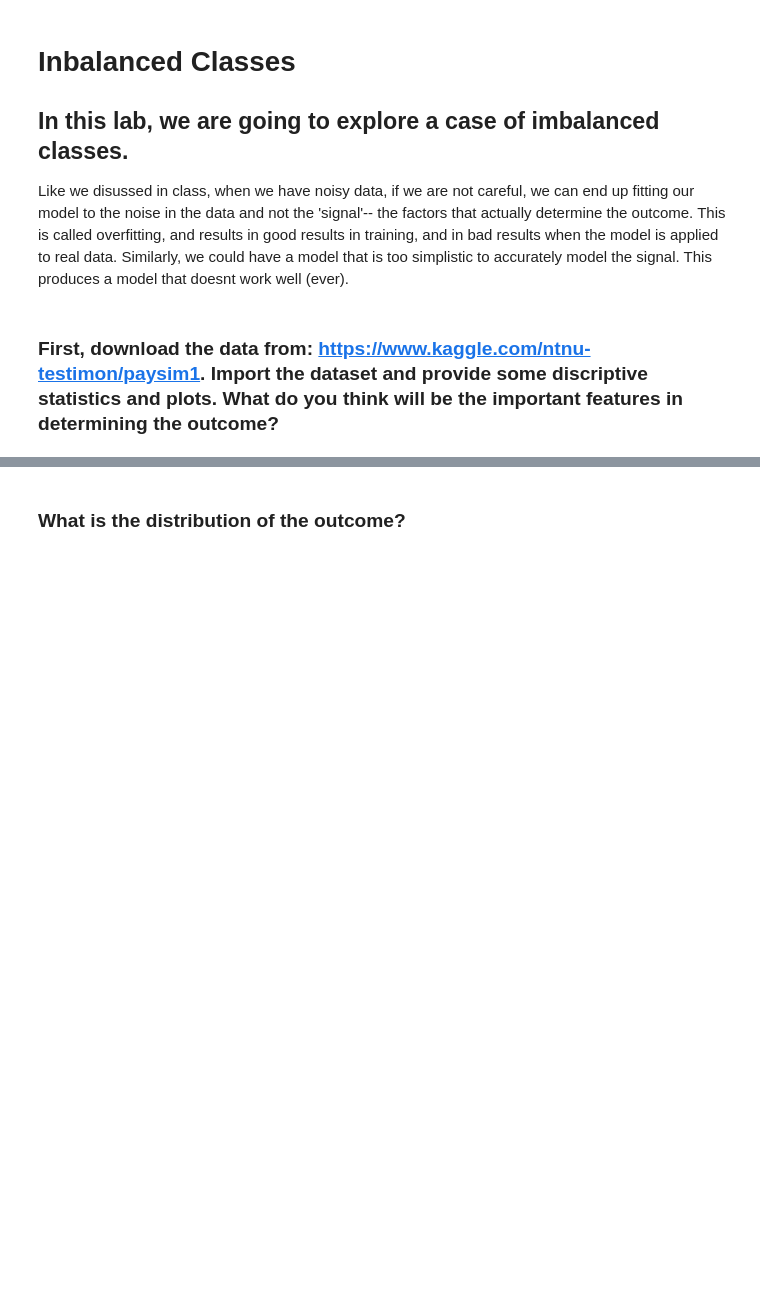
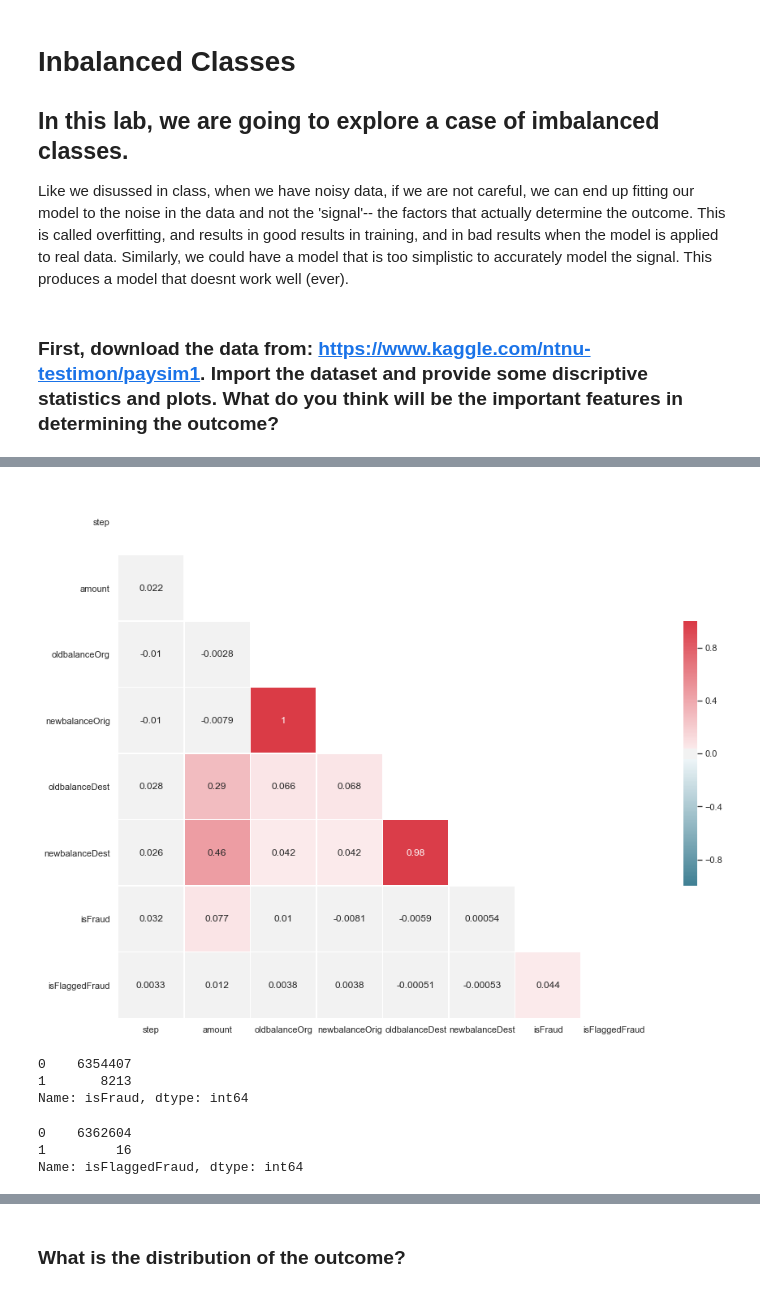
Before and after one commit to ta-datapt-bcn/lab-unbalance, a Jupyter notebook: your-code/lab_inbalance.ipynb, the cells around one changed output, grey strips where cells are left out. Cells and saved outputs as stored; diff of their text form; code cells hidden in the pictures; blank space fills up the shorter version.

```diff
--- a/your-code/lab_inbalance.ipynb
+++ b/your-code/lab_inbalance.ipynb
@@ -10,0 +17,8 @@ Like we disussed in class, when we have noisy data, if we are not careful, we ca
+# %%
+plt.rcParams["figure.figsize"] = (8, 6)
+# %%
+# Your code here
+
+# Before reading you need to download the csv from: https://www.kaggle.com/ntnu-testimon/paysim1
+
+data = pd.read_csv('../data/PS_20174392719_1491204439457_log.csv')
@@ -10,0 +69,31 @@ Like we disussed in class, when we have noisy data, if we are not careful, we ca
+# %%
+sns.set(style="white")
+
+# Generate a mask for the upper triangle
+mask = np.triu(np.ones_like(data.corr(), dtype=np.bool))
+
+# Set up the matplotlib figure
+f, ax = plt.subplots(figsize=(16, 12))
+
+# Generate a custom diverging colormap
+cmap = sns.diverging_palette(220, 10, as_cmap=True)
+
+# Draw the heatmap with the mask and correct aspect ratio
+sns.heatmap(data.corr(), mask=mask, cmap=cmap, vmax=1, center=0, vmin=-1,
+            square=True, linewidths=.5, annot = True, cbar_kws={"shrink": .5})
+
+plt.show()
+# %% [output]
+[figure, added]
+# %%
+data.isFraud.value_counts()
+# %% [output]
+0    6354407
+1       8213
+Name: isFraud, dtype: int64
+# %%
+data.isFlaggedFraud.value_counts()
+# %% [output]
+0    6362604
+1         16
+Name: isFlaggedFraud, dtype: int64
```
Also changed, not shown: parts of 32 cells of this notebook, 1 other file.
